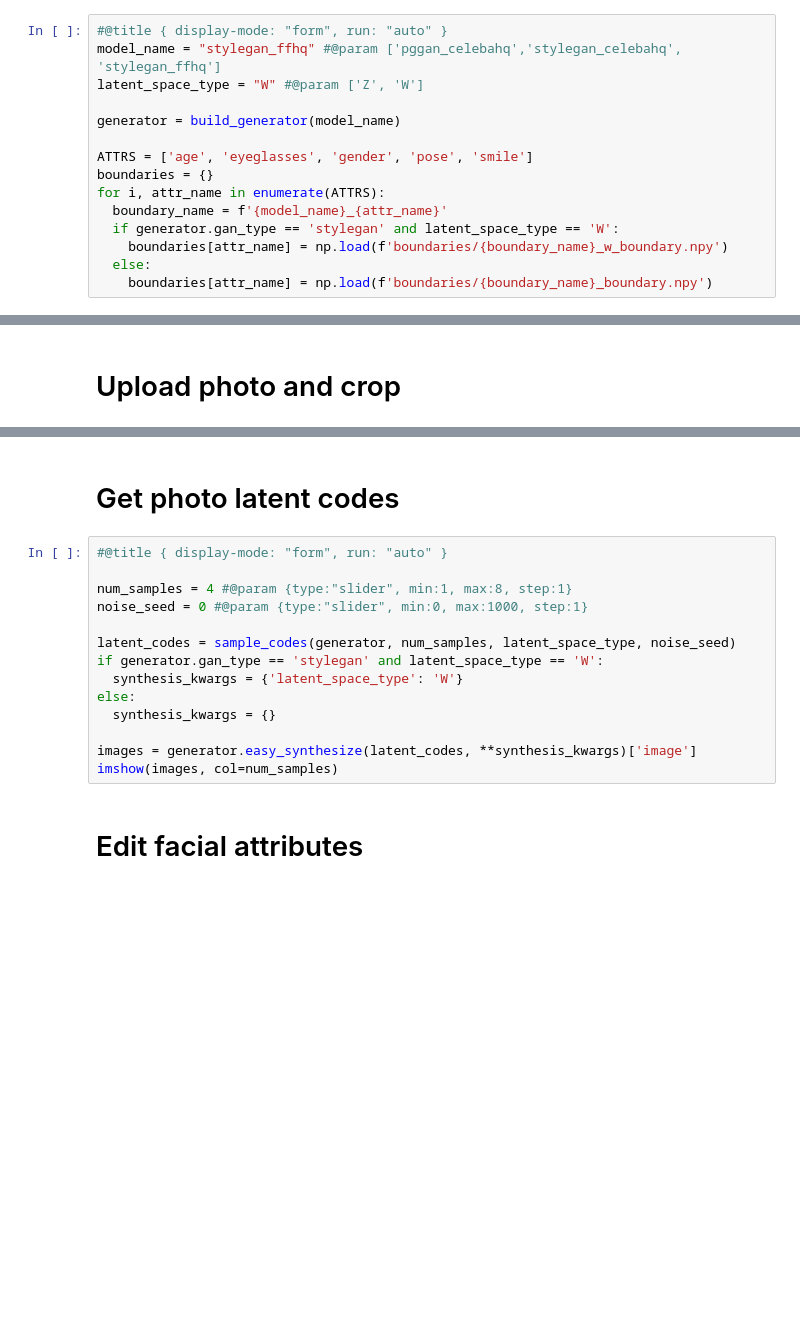
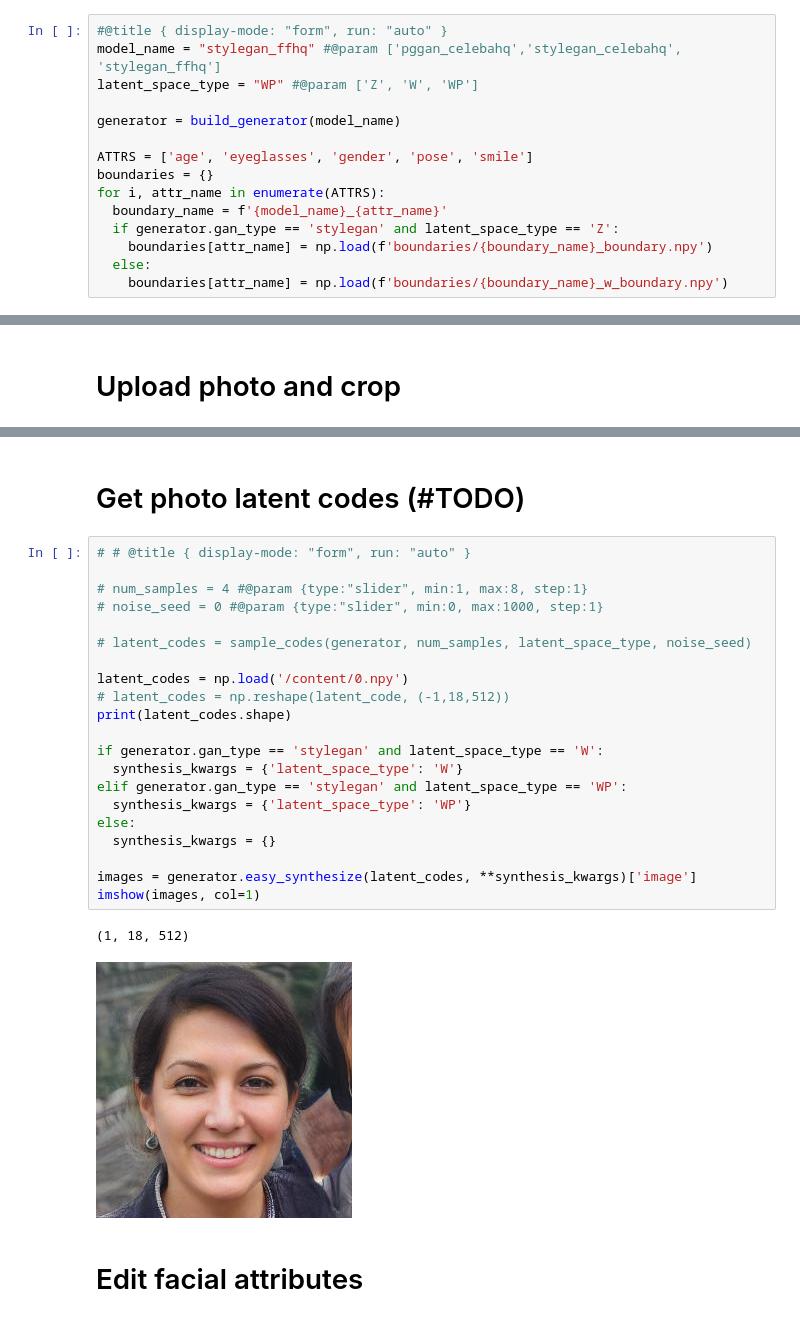
Before and after one commit to Jolllly-bot/interfacegan, a Jupyter notebook: docs/InterFaceGAN.ipynb, the cells around one changed output, grey strips where cells are left out. Drawn from its saved outputs; the diff is of its cells as text; blank space fills up the shorter version.

```diff
--- a/docs/InterFaceGAN.ipynb
+++ b/docs/InterFaceGAN.ipynb
@@ -112,7 +110,7 @@ def imshow(images, col, viz_size=256):
 # %%
 #@title { display-mode: "form", run: "auto" }
 model_name = "stylegan_ffhq" #@param ['pggan_celebahq','stylegan_celebahq', 'stylegan_ffhq']
-latent_space_type = "W" #@param ['Z', 'W']
+latent_space_type = "WP" #@param ['Z', 'W', 'WP']
 
 generator = build_generator(model_name)
 
@@ -120,8 +118,8 @@ ATTRS = ['age', 'eyeglasses', 'gender', 'pose', 'smile']
 boundaries = {}
 for i, attr_name in enumerate(ATTRS):
   boundary_name = f'{model_name}_{attr_name}'
-  if generator.gan_type == 'stylegan' and latent_space_type == 'W':
+  if generator.gan_type == 'stylegan' and latent_space_type == 'Z':
+    boundaries[attr_name] = np.load(f'boundaries/{boundary_name}_boundary.npy')
+  else:
     boundaries[attr_name] = np.load(f'boundaries/{boundary_name}_w_boundary.npy')
-  else:
-    boundaries[attr_name] = np.load(f'boundaries/{boundary_name}_boundary.npy')
 # %% [output]
@@ -191,21 +190,31 @@ input_image.resize(resize_dims)
 Aligned image has shape: (256, 256)
 [figure]
 # %% [markdown]
-# Get photo latent codes
+# Get photo latent codes (#TODO)
 # %%
-#@title { display-mode: "form", run: "auto" }
+# # @title { display-mode: "form", run: "auto" }
 
-num_samples = 4 #@param {type:"slider", min:1, max:8, step:1}
-noise_seed = 0 #@param {type:"slider", min:0, max:1000, step:1}
+# num_samples = 4 #@param {type:"slider", min:1, max:8, step:1}
+# noise_seed = 0 #@param {type:"slider", min:0, max:1000, step:1}
 
-latent_codes = sample_codes(generator, num_samples, latent_space_type, noise_seed)
+# latent_codes = sample_codes(generator, num_samples, latent_space_type, noise_seed)
+
+latent_codes = np.load('/content/0.npy')
+# latent_codes = np.reshape(latent_code, (-1,18,512))
+print(latent_codes.shape)
+
 if generator.gan_type == 'stylegan' and latent_space_type == 'W':
   synthesis_kwargs = {'latent_space_type': 'W'}
+elif generator.gan_type == 'stylegan' and latent_space_type == 'WP':
+  synthesis_kwargs = {'latent_space_type': 'WP'}
 else:
   synthesis_kwargs = {}
 
 images = generator.easy_synthesize(latent_codes, **synthesis_kwargs)['image']
-imshow(images, col=num_samples)
+imshow(images, col=1)
+# %% [output]
+(1, 18, 512)
+[figure, added]
 # %% [markdown]
 # Edit facial attributes
 # %%
```
Also changed, not shown: parts of 7 cells of this notebook.
